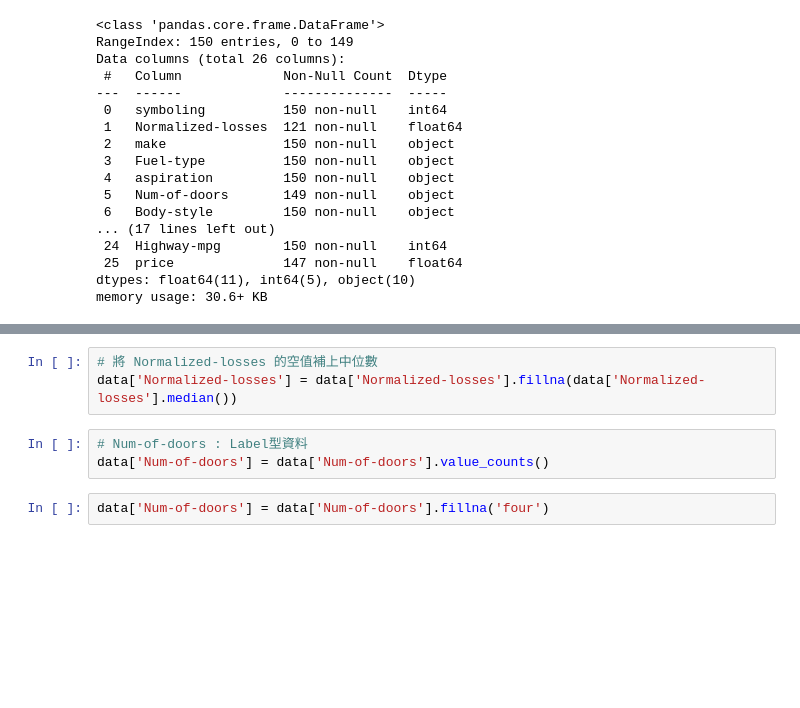
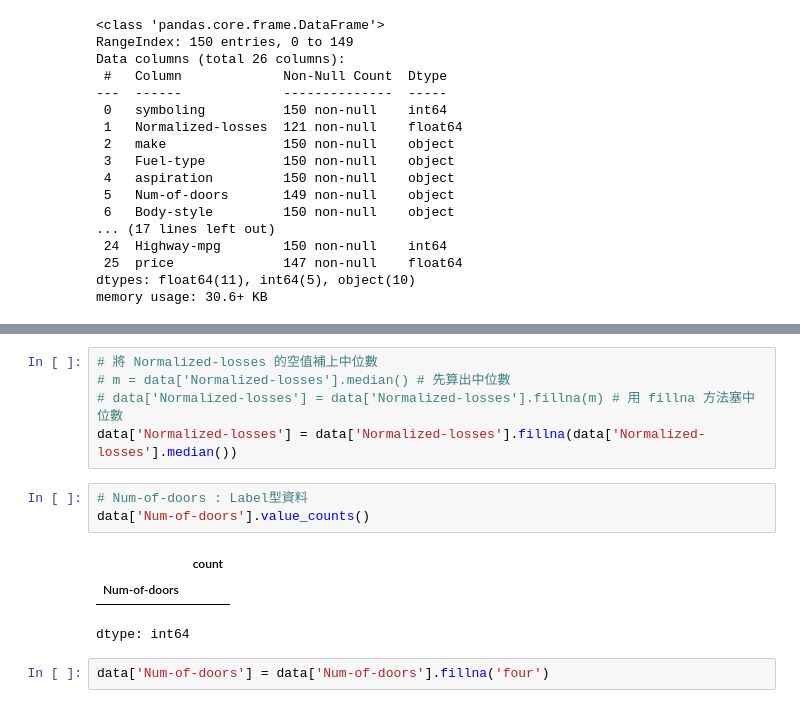
Before and after one commit to Yiting916/ML, a Jupyter notebook: 3-01.LAB_Automobile.ipynb, the cells around one changed output, grey strips where cells are left out. Cells and saved outputs as stored; diff of their text form; blank space fills up the shorter version.

```diff
--- a/3-01.LAB_Automobile.ipynb
+++ b/3-01.LAB_Automobile.ipynb
@@ -82,10 +110,16 @@ memory usage: 30.6+ KB
 - 針對時間序列資料，可以使用線性插值、樣條插值等方法來根據鄰近的數據點推測缺失值。
 # %%
 # 將 Normalized-losses 的空值補上中位數
+# m = data['Normalized-losses'].median() # 先算出中位數
+# data['Normalized-losses'] = data['Normalized-losses'].fillna(m) # 用 fillna 方法塞中位數
 data['Normalized-losses'] = data['Normalized-losses'].fillna(data['Normalized-losses'].median())
 # %%
 # Num-of-doors : Label型資料
-data['Num-of-doors'] = data['Num-of-doors'].value_counts()
+data['Num-of-doors'].value_counts()
+# %% [output]
+|  | count |
+| Num-of-doors |  |
+dtype: int64
 # %%
 data['Num-of-doors'] = data['Num-of-doors'].fillna('four')
 # %%
```
Also changed, not shown: parts of 7 cells of this notebook.
